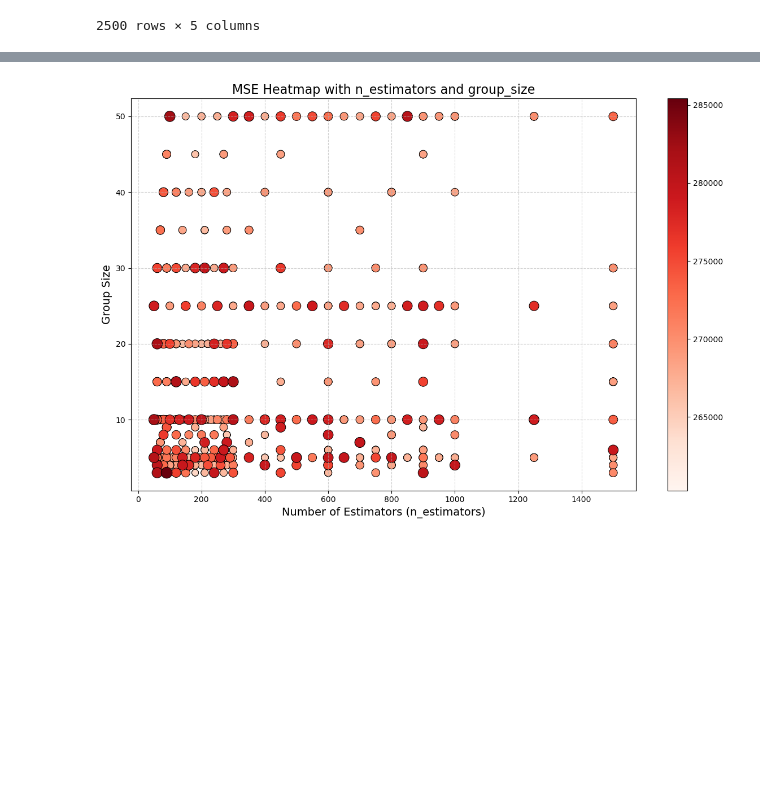
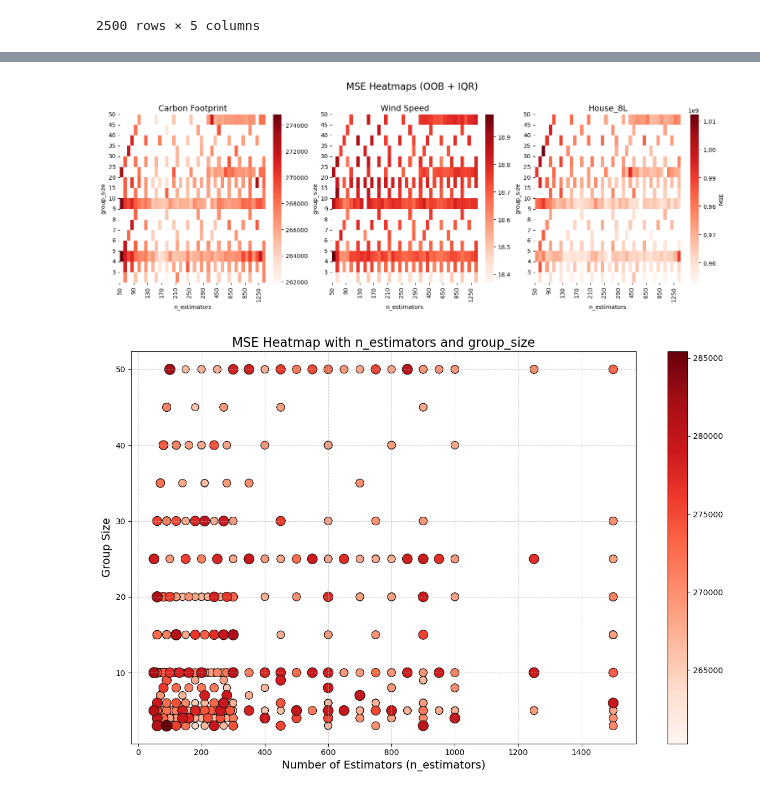
Before and after one commit to fedeegiorgi/proyecto-final, a Jupyter notebook: src/results_analysis/graficos.ipynb, the cells around one changed output, grey strips where cells are left out. Cells and saved outputs as stored; diff of their text form; code cells hidden in the pictures; blank space fills up the shorter version.

Commit message:
heatmap grids

```diff
--- a/src/results_analysis/graficos.ipynb
+++ b/src/results_analysis/graficos.ipynb
@@ -237,3 +204,61 @@ plt.show()
+# %%
+import numpy as np
+import pandas as pd
+import seaborn as sns
+import matplotlib.pyplot as plt
+
+# Load data
+datasets = [
+    {'file': '../resultados_grid_search/Carbon_Emission/Carbon_Emission_OOB_plus_IQR.npy', 'title': 'Carbon Footprint'},
+    {'file': '../resultados_grid_search/Wind/Wind_OOB_plus_IQR.npy', 'title': 'Wind Speed'},
+    {'file': '../resultados_grid_search/House_8L/House_8L_OOB_plus_IQR.npy', 'title': 'House_8L'}
+]
+
+columns = ['n_estimators', 'group_size', 'max_depth', 'MSE']
+
+# Set up figure
+cols = 3  # Number of columns
+rows = 1  # Number of rows
+fig, axes = plt.subplots(rows, cols, figsize=(15, 5), constrained_layout=True)
+
+# Iterate through datasets and create heatmaps
+for i, dataset in enumerate(datasets):
+    # Load the data
+    data = np.load(dataset['file'], allow_pickle=True)
+    df = pd.DataFrame(data, columns=columns)
+
+    # Sort and pivot data
+    df = df.sort_values(by=['group_size', 'n_estimators'])
+    heatmap_data = df.pivot_table(index='group_size', columns='n_estimators', values='MSE')
+    heatmap_data = heatmap_data.sort_index(ascending=False)
+
+    # Plot heatmap
+    sns.heatmap(
+        heatmap_data,
+        ax=axes[i],
+        annot=False,
+        fmt=".2f",
+        cmap="Reds",
+        cbar_kws={'label': 'MSE'} if i == cols - 1 else None  # Only show colorbar on the last heatmap
+    )
+
+    # Customize each subplot
+    axes[i].set_title(dataset['title'], fontsize=14)
+    axes[i].set_xlabel('n_estimators')
+    axes[i].set_ylabel('group_size')
+
+    # Set integer ticks for x-axis and y-axis
+    axes[i].set_xticks(range(0, len(heatmap_data.columns), max(1, len(heatmap_data.columns) // 10)))  # Show fewer x-ticks
+    axes[i].set_xticklabels(heatmap_data.columns[::max(1, len(heatmap_data.columns) // 10)].astype(int))  # Reduce x-tick labels
+
+    axes[i].set_yticks(range(len(heatmap_data.index)))
+    axes[i].set_yticklabels(heatmap_data.index.astype(int))
+
+# Adjust layout and show plot
+plt.suptitle('MSE Heatmaps (OOB + IQR)', fontsize=16, y=1.10)
+plt.show()
+# %% [output]
+[figure, added]
 # %%
 # Load data
 data = np.load('../resultados_grid_search/Carbon_Emission/Carbon_Emission_Percentile_Trimming.npy')
```
Also changed, not shown: parts of 1 cell of this notebook, 13 other files.
